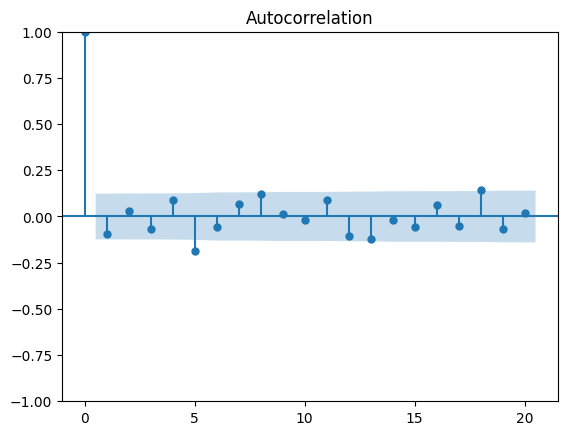
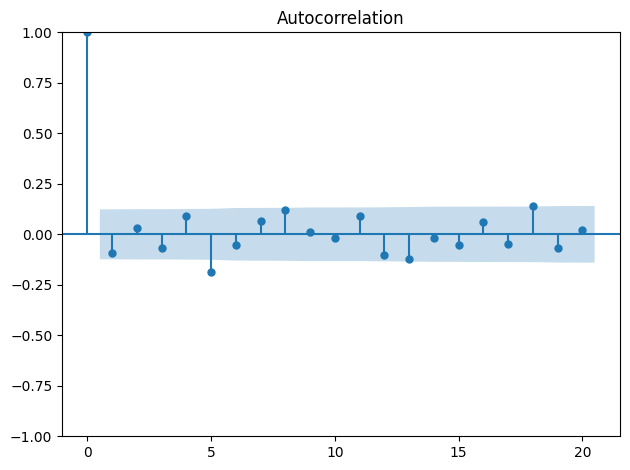
The notebook cell's code change between the first figure and the second:
--- before
+++ after
@@ -1 +1,3 @@
 plot_acf(diff_close, lags=20)
+
+plt.tight_layout()

Commit: Google 그림 업데이트